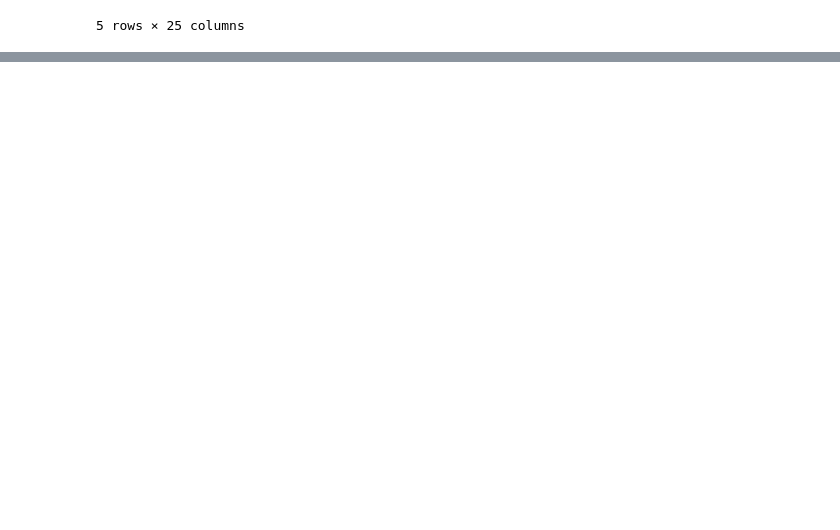
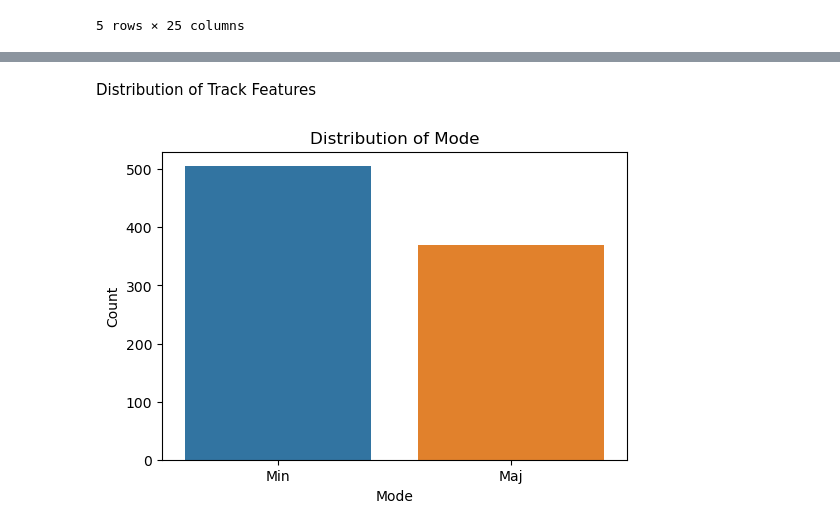
Before and after one commit to joseph-karadakis/GitGud, a Jupyter notebook: Spotify_Top10_Analysis.ipynb, the cells around one changed output, grey strips where cells are left out. Drawn from its saved outputs; the diff is of its cells as text; code cells hidden in the pictures; blank space fills up the shorter version.

```diff
--- a/Spotify_Top10_Analysis.ipynb
+++ b/Spotify_Top10_Analysis.ipynb
@@ -75,0 +81,20 @@ plt.show()
+# %% [markdown]
+Distribution of Track Features
+# %%
+# Count the occurrences of each mode
+mode_counts = top10_clean['mode'].value_counts()
+
+# Create a bar plot
+plt.figure(figsize=(6, 4))
+sns.barplot(x=mode_counts.index, y=mode_counts.values)
+
+# Set plot title and axis labels
+plt.title('Distribution of Mode')
+plt.xlabel('Mode')
+plt.ylabel('Count')
+
+# Display the plot
+plt.savefig('Output/Mode Distribution.png', bbox_inches='tight')
+plt.show()
+# %% [output]
+[figure, added]
```
Also changed, not shown: parts of 27 cells of this notebook.
